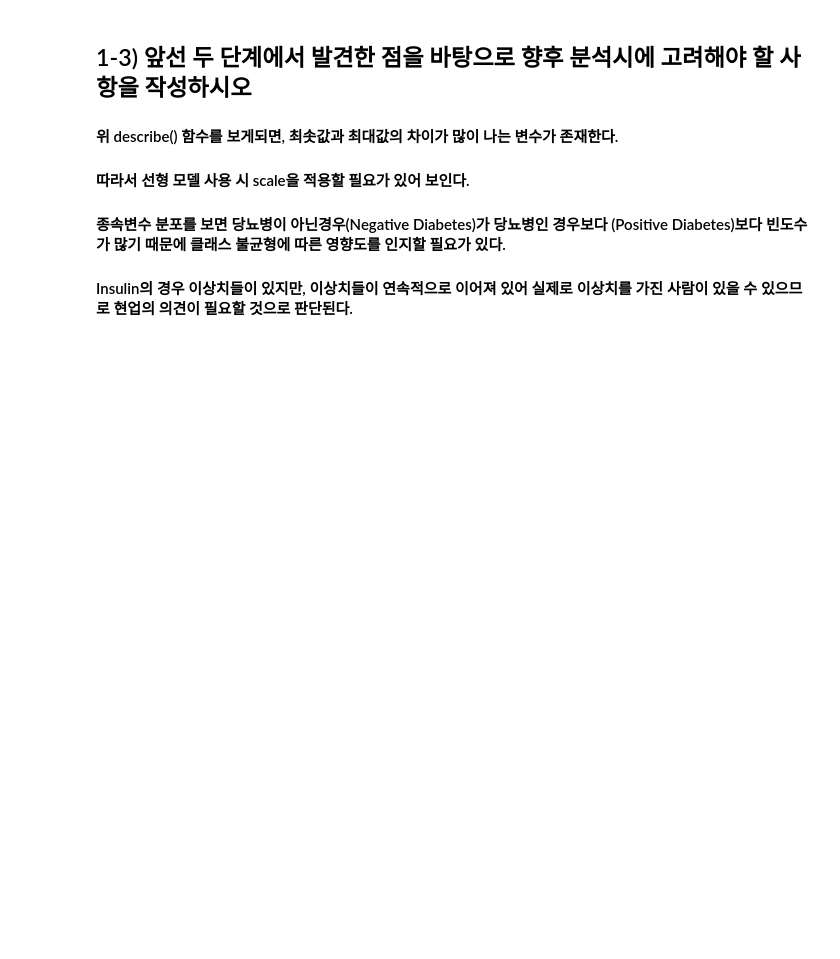
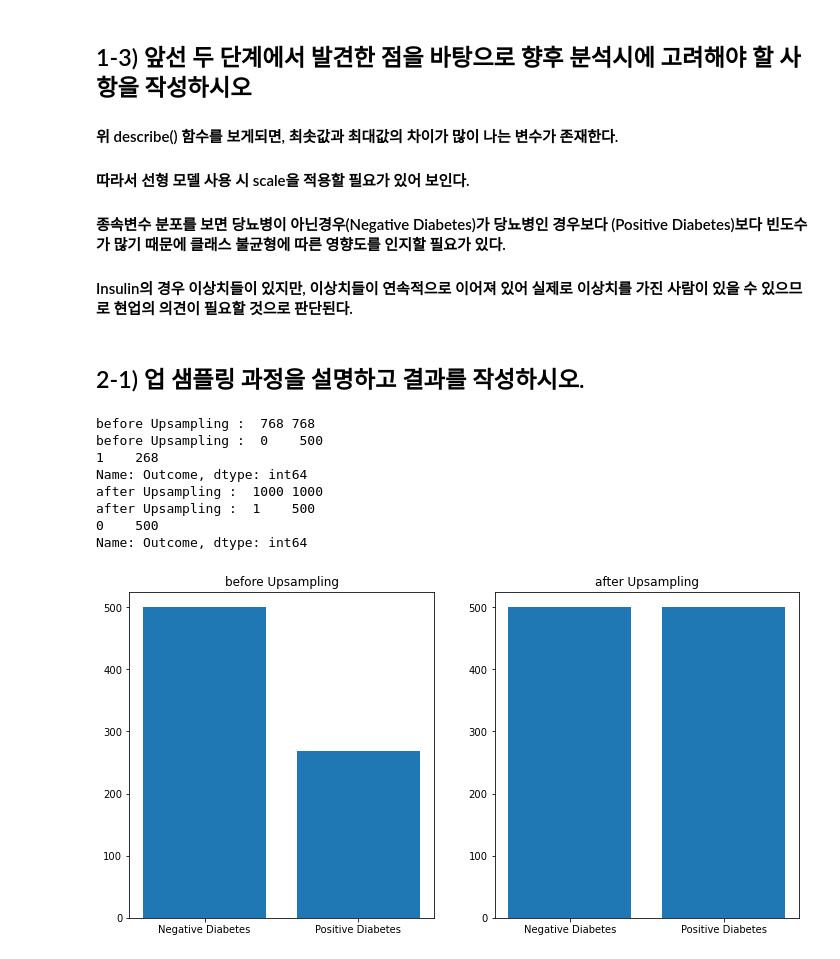
Before and after one commit to blackbutterfly0852/ADP_PRACTICE, a Jupyter notebook: 221123_22회기출.ipynb, the cells around one changed output. Cells and saved outputs as stored; diff of their text form; code cells hidden in the pictures; blank space fills up the shorter version.

```diff
--- a/221123_22회기출.ipynb
+++ b/221123_22회기출.ipynb
@@ -218,3 +197,37 @@ df.describe()
 #### 따라서 선형 모델 사용 시 scale을 적용할 필요가 있어 보인다.
 #### 종속변수 분포를 보면 당뇨병이 아닌경우(Negative Diabetes)가 당뇨병인 경우보다 (Positive Diabetes)보다 빈도수가 많기 때문에 클래스 불균형에 따른 영향도를 인지할 필요가 있다.
 #### Insulin의 경우 이상치들이 있지만, 이상치들이 연속적으로 이어져 있어 실제로 이상치를 가진 사람이 있을 수 있으므로 현업의 의견이 필요할 것으로 판단된다.
+# %% [markdown]
+## 2-1) 업 샘플링 과정을 설명하고 결과를 작성하시오.
+# %%
+from sklearn.model_selection import train_test_split
+X = df.drop('Outcome', axis = 1)
+y = df['Outcome']
+
+fig, axs = plt.subplots(1,2, figsize = (12,6))
+
+axs[0].bar(['Negative Diabetes','Positive Diabetes'], y.value_counts().values)
+axs[0].set_title('before Upsampling')
+
+from imblearn.over_sampling import RandomOverSampler
+ros =  RandomOverSampler()
+X_up, y_up = ros.fit_resample(X,y)
+
+axs[1].bar(['Negative Diabetes','Positive Diabetes'], y_up.value_counts().values)
+axs[1].set_title('after Upsampling')
+
+print('before Upsampling : ', len(X), len(y))
+print('before Upsampling : ', y.value_counts())
+
+print('after Upsampling : ', len(X_up), len(y_up))
+print('after Upsampling : ', y_up.value_counts())
+# %% [output]
+before Upsampling :  768 768
+before Upsampling :  0    500
+1    268
+Name: Outcome, dtype: int64
+after Upsampling :  1000 1000
+after Upsampling :  1    500
+0    500
+Name: Outcome, dtype: int64
+[figure, added]
```
Also changed, not shown: parts of 33 cells of this notebook.
